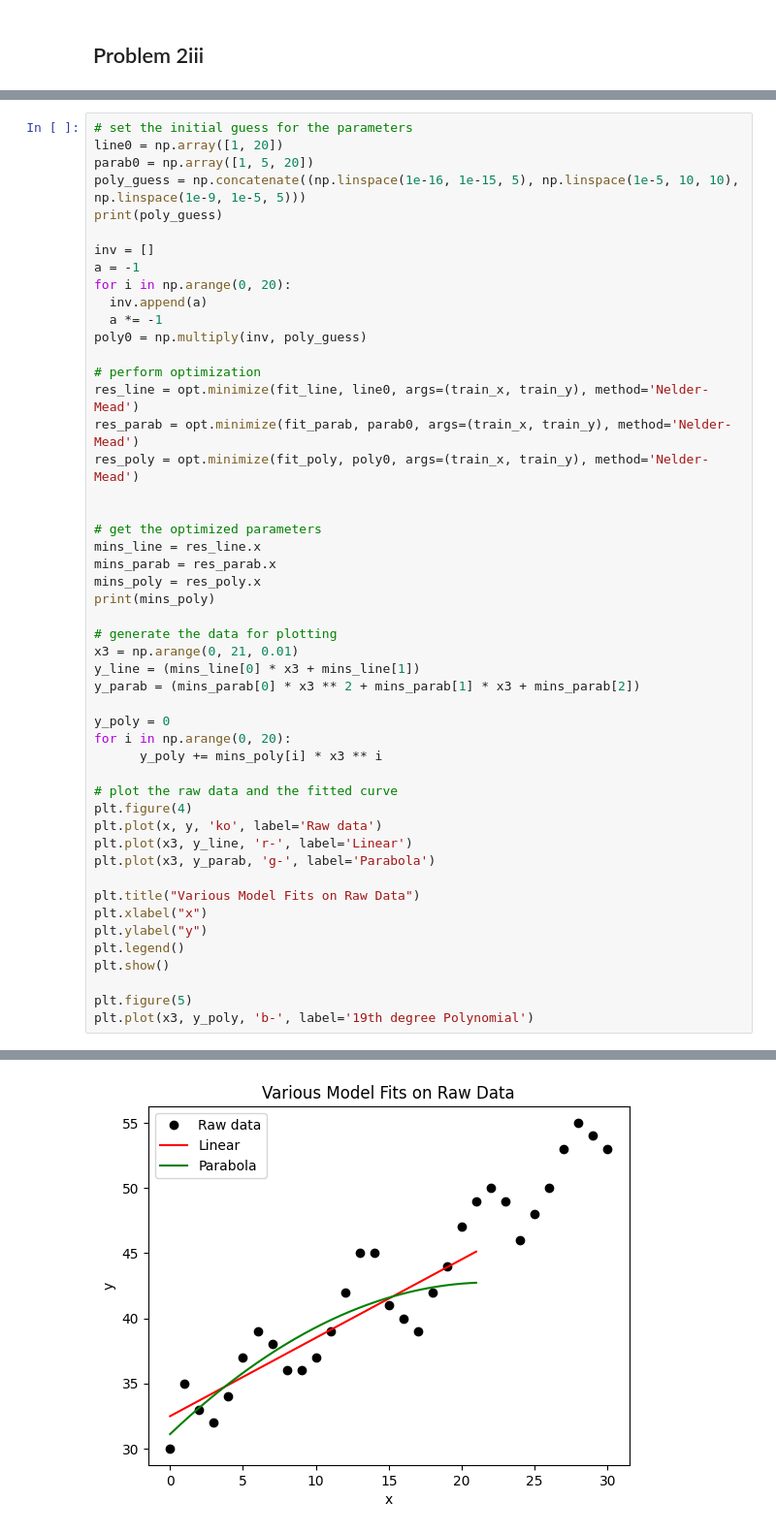
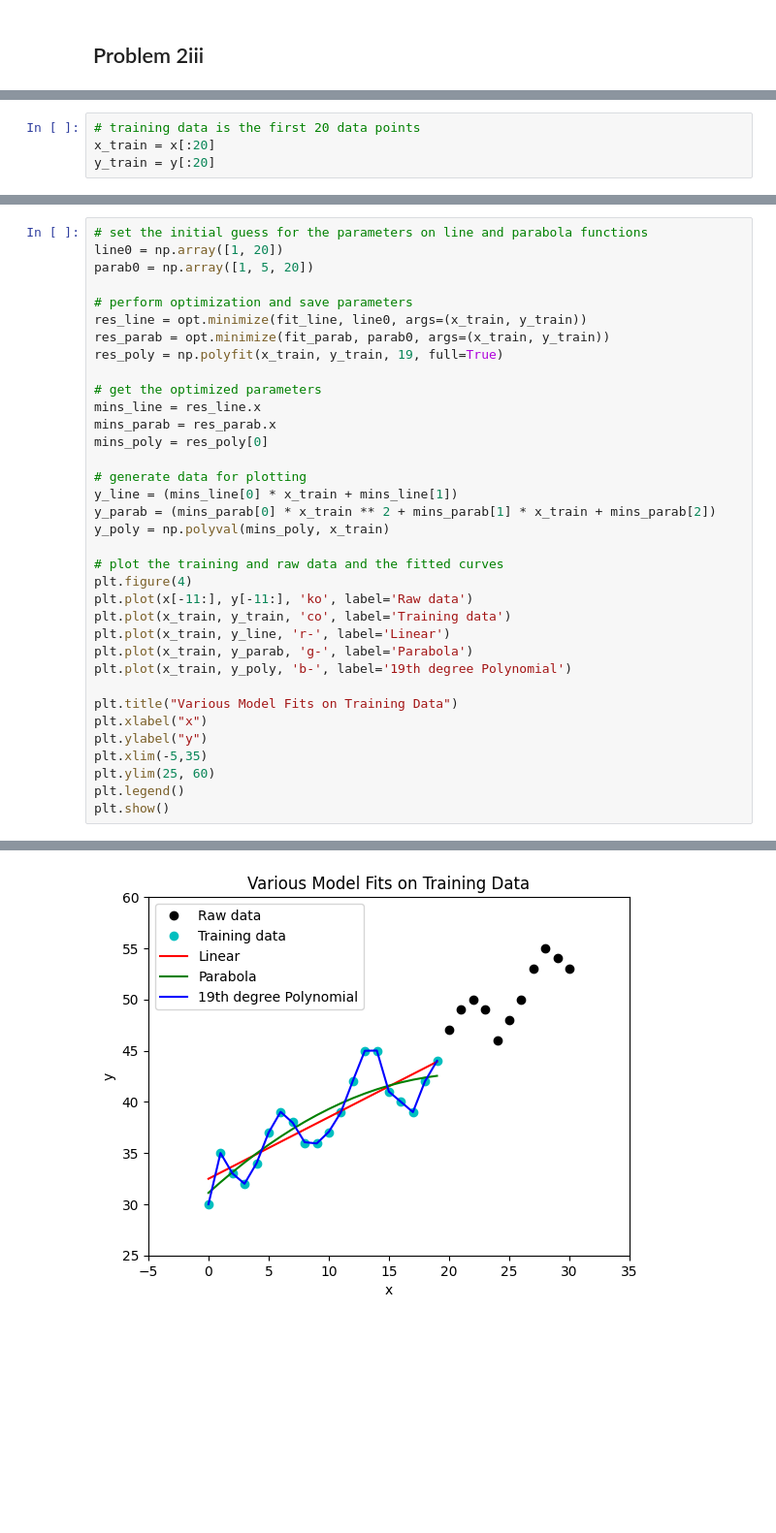
Before and after one commit to tingjones/ee399_hw1, a Jupyter notebook: HW1_TJ.ipynb, the cells around one changed output, grey strips where cells are left out. Shown at 97% size. Saved outputs shown, nothing was run; the diff lists cells and outputs as text; blank space fills up the shorter version.

```diff
--- a/HW1_TJ.ipynb
+++ b/HW1_TJ.ipynb
@@ -176 +178,5 @@ train_y = y[:20]
+# %%
+# training data is the first 20 data points
+x_train = x[:20]
+y_train = y[:20]
 # %%
@@ -195,50 +193,36 @@ def fit_poly(c, train_x, train_y):
 # %%
-# set the initial guess for the parameters
+# set the initial guess for the parameters on line and parabola functions
 line0 = np.array([1, 20])
 parab0 = np.array([1, 5, 20])
-poly_guess = np.concatenate((np.linspace(1e-16, 1e-15, 5), np.linspace(1e-5, 10, 10), np.linspace(1e-9, 1e-5, 5)))
-print(poly_guess)
 
-inv = []
-a = -1
-for i in np.arange(0, 20):
-  inv.append(a)
-  a *= -1
-poly0 = np.multiply(inv, poly_guess)
-
-# perform optimization
-res_line = opt.minimize(fit_line, line0, args=(train_x, train_y), method='Nelder-Mead')
-res_parab = opt.minimize(fit_parab, parab0, args=(train_x, train_y), method='Nelder-Mead')
-res_poly = opt.minimize(fit_poly, poly0, args=(train_x, train_y), method='Nelder-Mead')
-
+# perform optimization and save parameters
+res_line = opt.minimize(fit_line, line0, args=(x_train, y_train))
+res_parab = opt.minimize(fit_parab, parab0, args=(x_train, y_train))
+res_poly = np.polyfit(x_train, y_train, 19, full=True)
 
 # get the optimized parameters
 mins_line = res_line.x
 mins_parab = res_parab.x
-mins_poly = res_poly.x
-print(mins_poly)
+mins_poly = res_poly[0]
 
-# generate the data for plotting
-x3 = np.arange(0, 21, 0.01)
-y_line = (mins_line[0] * x3 + mins_line[1])
-y_parab = (mins_parab[0] * x3 ** 2 + mins_parab[1] * x3 + mins_parab[2])
+# generate data for plotting
+y_line = (mins_line[0] * x_train + mins_line[1])
+y_parab = (mins_parab[0] * x_train ** 2 + mins_parab[1] * x_train + mins_parab[2])
+y_poly = np.polyval(mins_poly, x_train)
 
-y_poly = 0
-for i in np.arange(0, 20):
-      y_poly += mins_poly[i] * x3 ** i
+# plot the training and raw data and the fitted curves
+plt.figure(4)
+plt.plot(x[-11:], y[-11:], 'ko', label='Raw data')
+plt.plot(x_train, y_train, 'co', label='Training data')
+plt.plot(x_train, y_line, 'r-', label='Linear')
+plt.plot(x_train, y_parab, 'g-', label='Parabola')
+plt.plot(x_train, y_poly, 'b-', label='19th degree Polynomial')
 
-# plot the raw data and the fitted curve
-plt.figure(4)
-plt.plot(x, y, 'ko', label='Raw data')
-plt.plot(x3, y_line, 'r-', label='Linear')
-plt.plot(x3, y_parab, 'g-', label='Parabola')
-
-plt.title("Various Model Fits on Raw Data")
+plt.title("Various Model Fits on Training Data")
 plt.xlabel("x")
 plt.ylabel("y")
+plt.xlim(-5,35)
+plt.ylim(25, 60)
 plt.legend()
 plt.show()
-
-plt.figure(5)
-plt.plot(x3, y_poly, 'b-', label='19th degree Polynomial')
 # %% [output]
@@ -254 +229 @@ plt.plot(x3, y_poly, 'b-', label='19th degree Polynomial')
-[figure, old version]
+[figure, new version]
```
Also changed, not shown: parts of 28 cells of this notebook.
